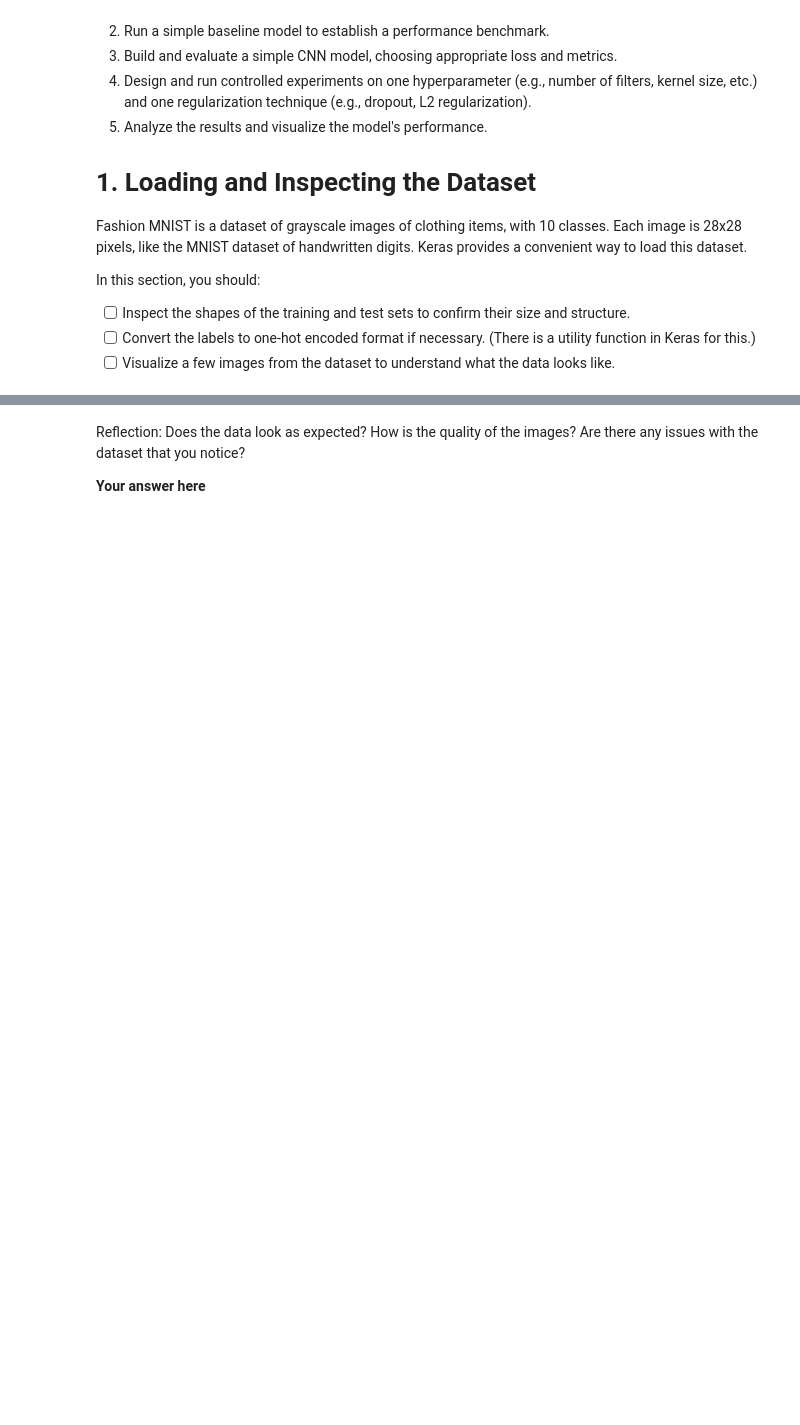
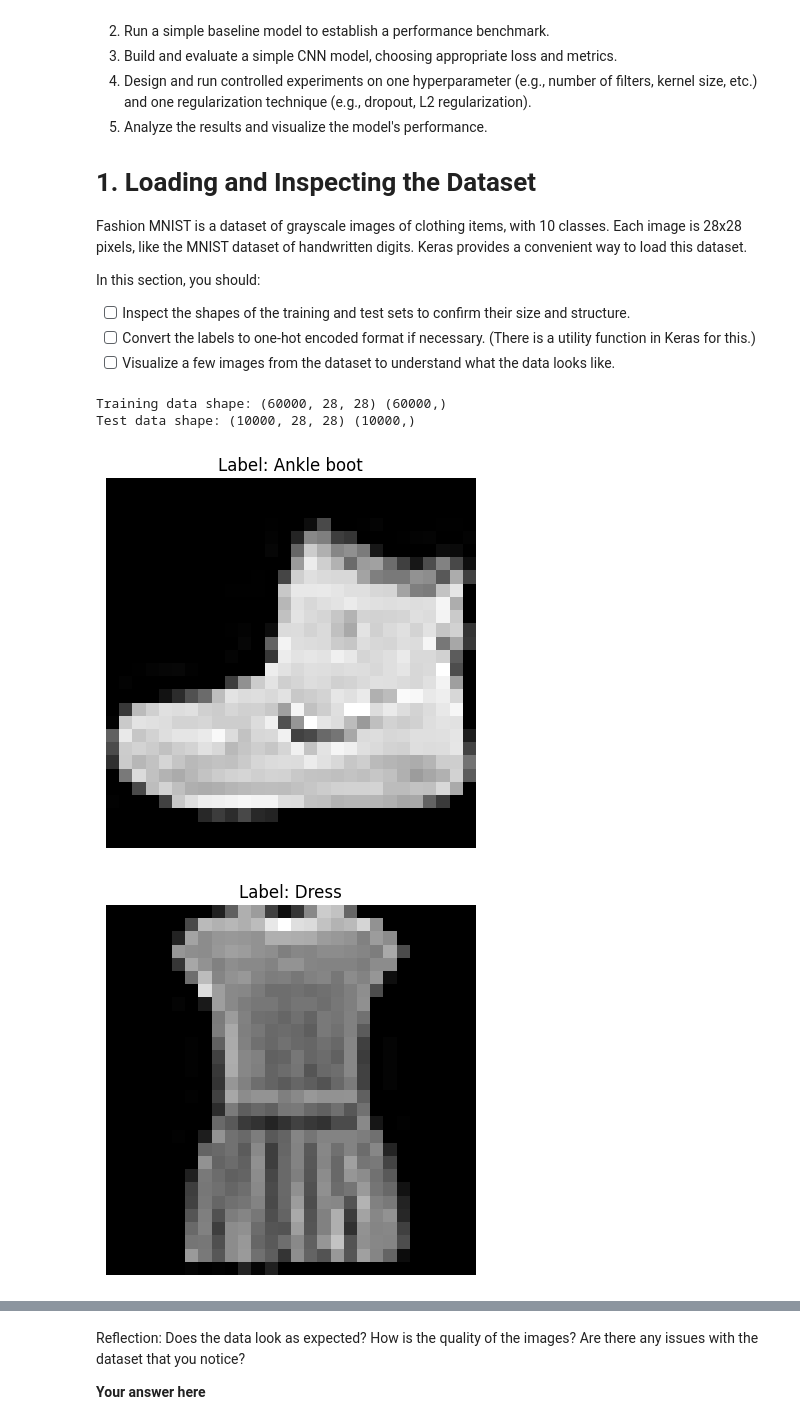
Before and after one commit to UofT-DSI/deep_learning, a Jupyter notebook: 02_activities/assignments/assignment_1.ipynb, the cells around one changed output, grey strips where cells are left out. Drawn from its saved outputs; the diff is of its cells as text; code cells hidden in the pictures; blank space fills up the shorter version.

```diff
--- a/02_activities/assignments/assignment_1.ipynb
+++ b/02_activities/assignments/assignment_1.ipynb
@@ -31,10 +31,36 @@ X_test = X_test.astype('float32') / 255.0
 class_names = ["T-shirt/top", "Trouser", "Pullover", "Dress", "Coat", "Sandal", "Shirt", "Sneaker", "Bag", "Ankle boot"]
 # %%
 # Inspect the shapes of the datasets
-
+print("Training data shape:", X_train.shape, y_train.shape)
+print("Test data shape:", X_test.shape, y_test.shape)
 
 # Convert labels to one-hot encoding
 from tensorflow.keras.utils import to_categorical
+
+y_train = to_categorical(y_train, num_classes=10)
+y_test = to_categorical(y_test, num_classes=10)
+# Reshape the data to fit the model
+X_train = X_train.reshape((X_train.shape[0], 28 * 28))
+X_test = X_test.reshape((X_test.shape[0], 28 * 28))
+# %% [output]
+Training data shape: (60000, 28, 28) (60000,)
+Test data shape: (10000, 28, 28) (10000,)
 # %%
 import matplotlib.pyplot as plt
+import numpy as np
 # Verify the data looks as expected
+def plot_sample(X, y, index):
+    plt.imshow(X[index].reshape(28, 28), cmap='gray')
+    # use the nupmy argmax function to get the index of the maximum value in y as that is a one-hot encoded vector
+    label_idx = np.argmax(y[index])
+    plt.title(f"Label: {class_names[label_idx]}")
+    plt.axis('off')
+    plt.show()
+
+# Plot a sample from the training set
+plot_sample(X_train, y_train, index=0)
+plot_sample(X_train, y_train, index=3)
+plot_sample(X_train, y_train, index=6)
+# %% [output]
+[figure, added]
+[figure, added]
```
Also changed, not shown: parts of 6 cells of this notebook.
